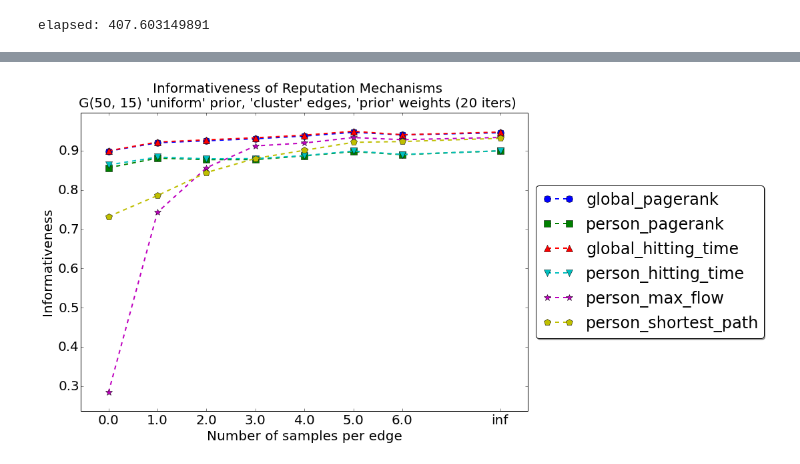
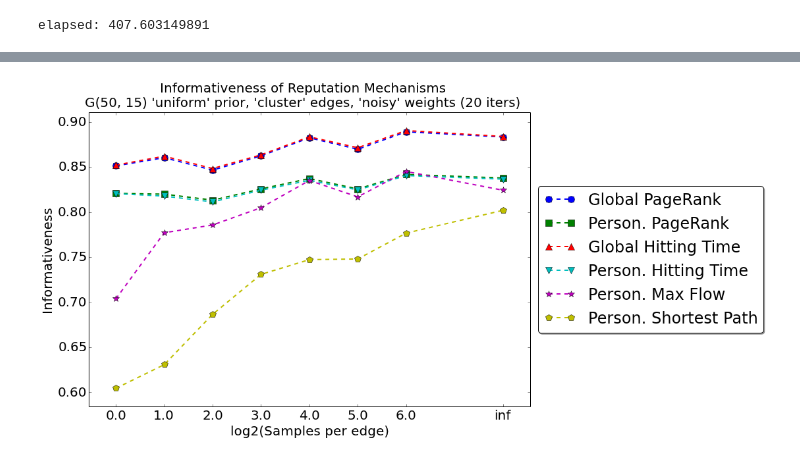
Before and after one commit to branliu0/transitive-trust-models, a Jupyter notebook: notebooks/2014-03-26 Info wo Manipulations.ipynb, the cells around one changed output, grey strips where cells are left out. Saved outputs shown, nothing was run; the diff lists cells and outputs as text; code cells hidden in the pictures.

```diff
--- a/notebooks/2014-03-26 Info wo Manipulations.ipynb
+++ b/notebooks/2014-03-26 Info wo Manipulations.ipynb
@@ -78,8 +78,9 @@ def info_by_edge_count(edge_counts, num_iters, agent_type_prior='uniform', edge_
 
 def info_by_sample_count(sample_counts, num_iters, agent_type_prior='uniform', edge_strategy='uniform', edge_weight_strategy='noisy'):
     sample_counts.append(float('inf'))
-    graphs = [[TrustGraph(50, agent_type_prior, edge_strategy, 15, edge_weight_strategy, sc) for _ in xrange(num_iters)] for sc in sample_counts]
-    flattened_graphs = [val for arr in graphs for val in arr]
+    g_args = [[(50, agent_type_prior, edge_strategy, 15, edge_weight_strategy, sc) for _ in xrange(num_iters)] for sc in sample_counts]
+    ft_graph_args = [val for arr in g_args for val in arr]
+    flattened_graphs = one_gen_graph.map(ft_graph_args)
     args = [[[g, i] for g in flattened_graphs] for i in xrange(len(e.MECHANISMS))]
     flattened_args = [val for arr in args for val in arr]
 #     args = [[[[50, 'uniform', 'uniform', ec, 'noisy', 32, i]
@@ -104,11 +105,19 @@ def info_by_sample_count(sample_counts, num_iters, agent_type_prior='uniform', e
     }
 
 MARKERS = ['o', 's', '^', 'v', '*', 'p']
+LABELS = [
+    'Global PageRank',
+    'Person. PageRank',
+    'Global Hitting Time',
+    'Person. Hitting Time',
+    'Person. Max Flow',
+    'Person. Shortest Path'
+]
 
 def plot_by_edge_count(edge_counts, num_iters, agent_type_prior, edge_strategy, edge_weight_strategy, infos, effs):
     for i, (_, name, _) in enumerate(e.MECHANISMS):
         info = infos[i, :, :].mean(axis=1)
-        plt.plot(edge_counts, info, MARKERS[i] + '--', label=name)
+        plt.plot(edge_counts, info, MARKERS[i] + '--', label=LABELS[i])
 
     plt.margins(0.07)
     plt.legend(loc='center left', bbox_to_anchor=(1, 0.5), fancybox=True, shadow=True)
@@ -128,13 +137,13 @@ def plot_by_sample_count(sample_counts, num_iters, agent_type_prior, edge_strate
 
     for i, (_, name, _) in enumerate(e.MECHANISMS):
         info = infos[i, :, :].mean(axis=1)
-        plt.plot(xtick_locs, info, MARKERS[i] + '--', label=name)
+        plt.plot(xtick_locs, info, MARKERS[i] + '--', label=LABELS[i])
 
 
     plt.margins(0.07)
     plt.legend(loc='center left', bbox_to_anchor=(1, 0.5), fancybox=True, shadow=True)
     plt.xticks(xtick_locs, xtick_lbls)
-    plt.xlabel('Number of samples per edge')
+    plt.xlabel('log2(Samples per edge)')
     plt.ylabel('Informativeness')
     plt.suptitle('Informativeness of Reputation Mechanisms\n'
                  "G(50, 15) '%s' prior, '%s' edges, '%s' weights (%d iters)" % (
@@ -169,5 +170,5 @@ plot_by_edge_count(**d)
 # %%
 start = time.time()
-s = info_by_sample_count([1, 2, 4, 8, 16, 32, 64], 20, edge_weight_strategy='sample')
+s = info_by_sample_count([1, 2, 4, 8, 16, 32, 64], 20, edge_strategy='cluster')
 print 'elapsed:', time.time() - start
 # %% [output]
@@ -187,4 +194,4 @@ elapsed: 407.603149891
 # %%
-plot_by_sample_count(**s3)
+plot_by_sample_count(**s)
 # %% [output]
-[figure, old version]
+[figure, new version]
```
Also changed, not shown: parts of 5 cells of this notebook, 1 other file.
